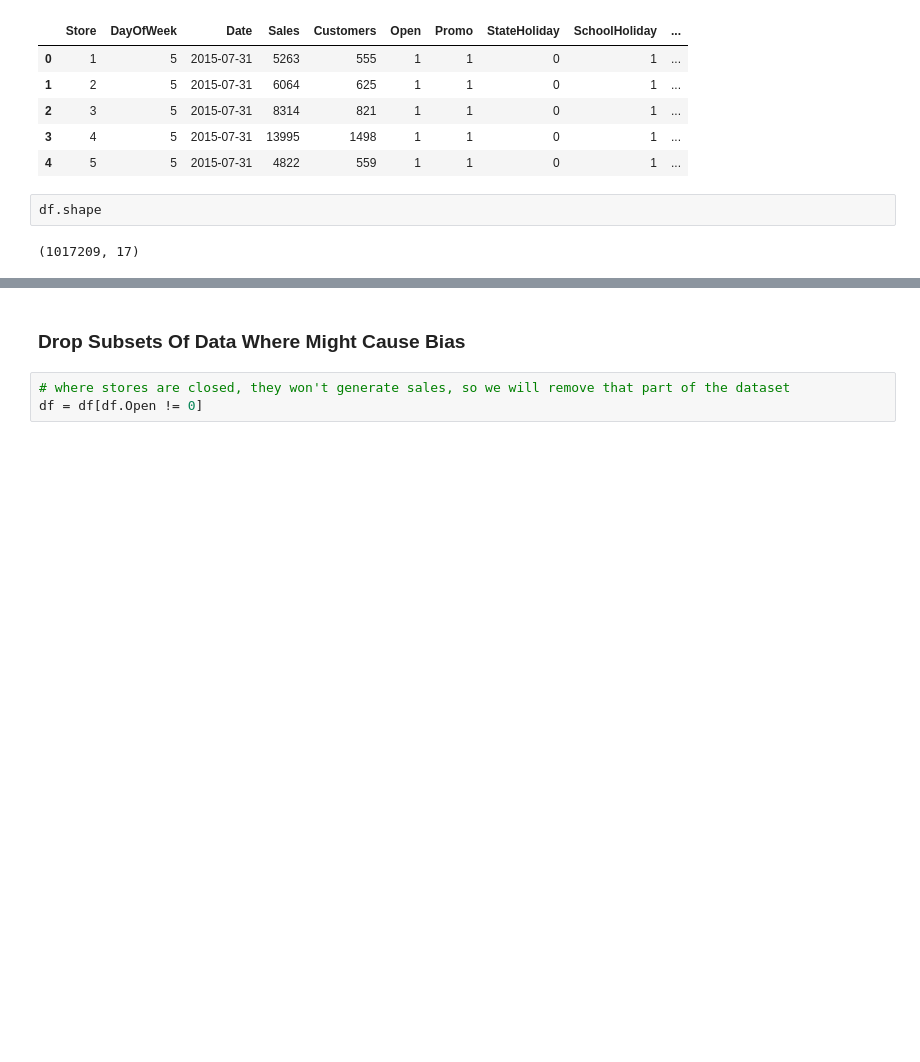
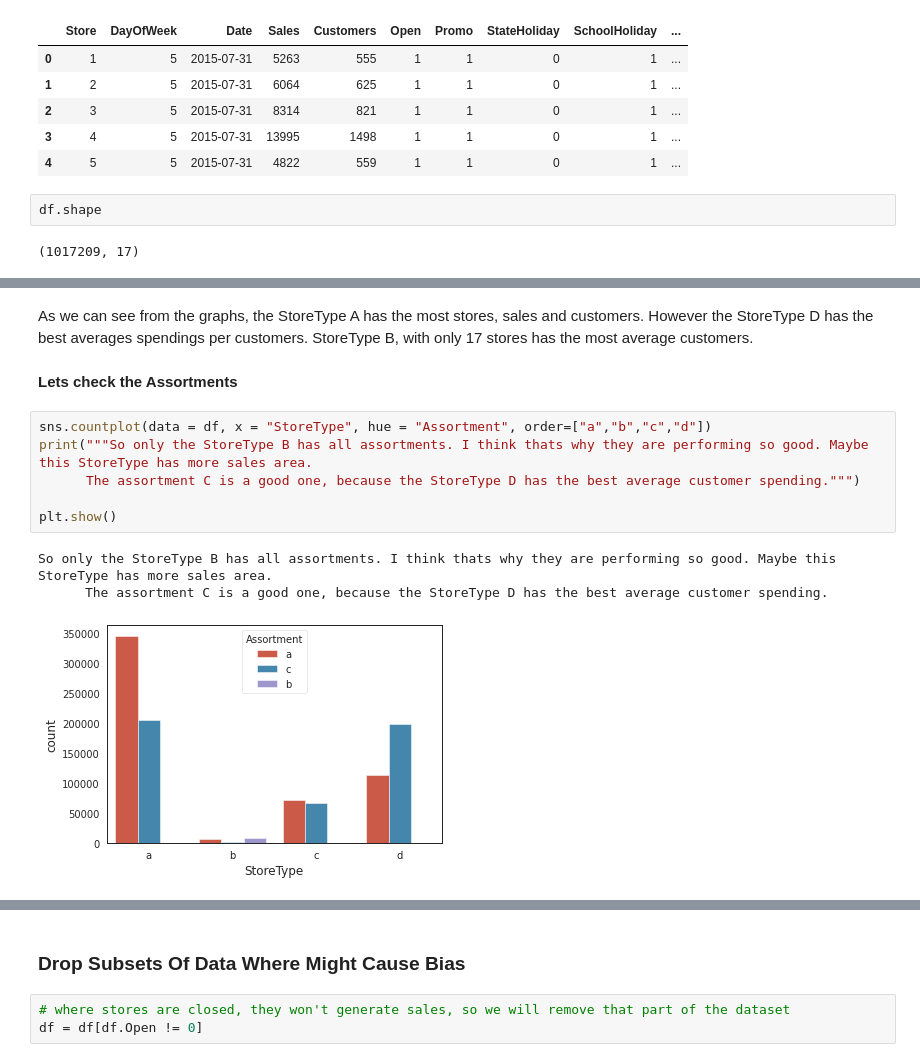
Before and after one commit to sagarrokad1/Retail-Sales-Prediction, a Jupyter notebook: Rossmann_Sales_Prediction_Capstone_Project.ipynb, the cells around one changed output, grey strips where cells are left out. Drawn from its saved outputs; the diff is of its cells as text; blank space fills up the shorter version.

```diff
--- a/Rossmann_Sales_Prediction_Capstone_Project.ipynb
+++ b/Rossmann_Sales_Prediction_Capstone_Project.ipynb
@@ -367,0 +363,14 @@ df.shape
+# %% [markdown]
+As we can see from the graphs, the StoreType A has the most stores, sales and customers. However the StoreType D has the best averages spendings per customers. StoreType B, with only 17 stores has the most average customers.
+# %% [markdown]
+**Lets check the Assortments**
+# %%
+sns.countplot(data = df, x = "StoreType", hue = "Assortment", order=["a","b","c","d"])
+print("""So only the StoreType B has all assortments. I think thats why they are performing so good. Maybe this StoreType has more sales area.
+      The assortment C is a good one, because the StoreType D has the best average customer spending.""")
+
+plt.show()
+# %% [output]
+So only the StoreType B has all assortments. I think thats why they are performing so good. Maybe this StoreType has more sales area.
+      The assortment C is a good one, because the StoreType D has the best average customer spending.
+[figure, added]
```
Also changed, not shown: parts of 26 cells of this notebook.
